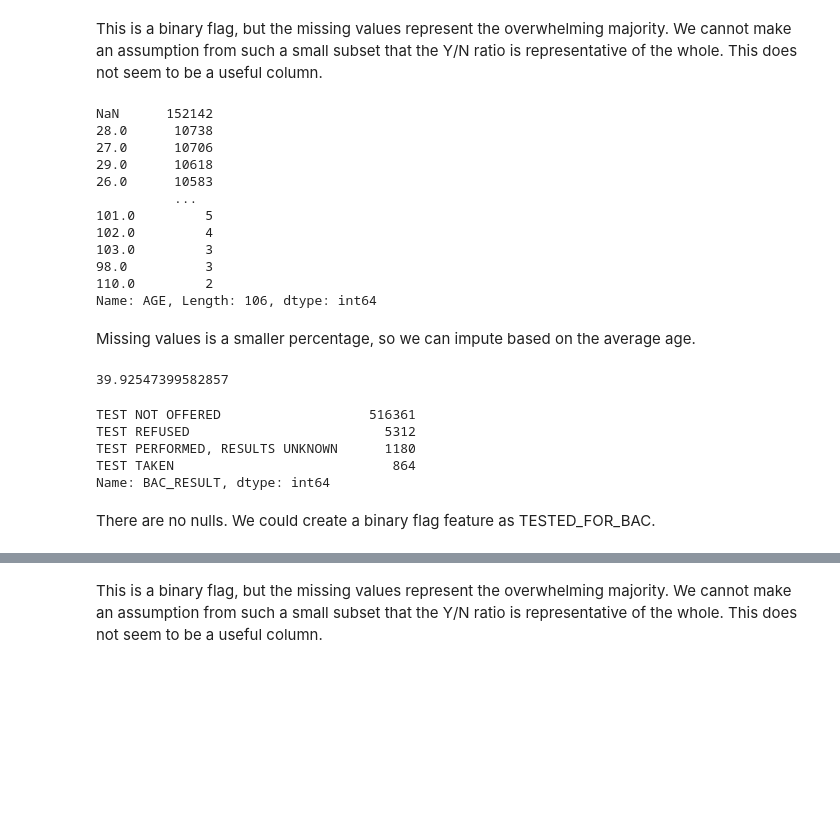
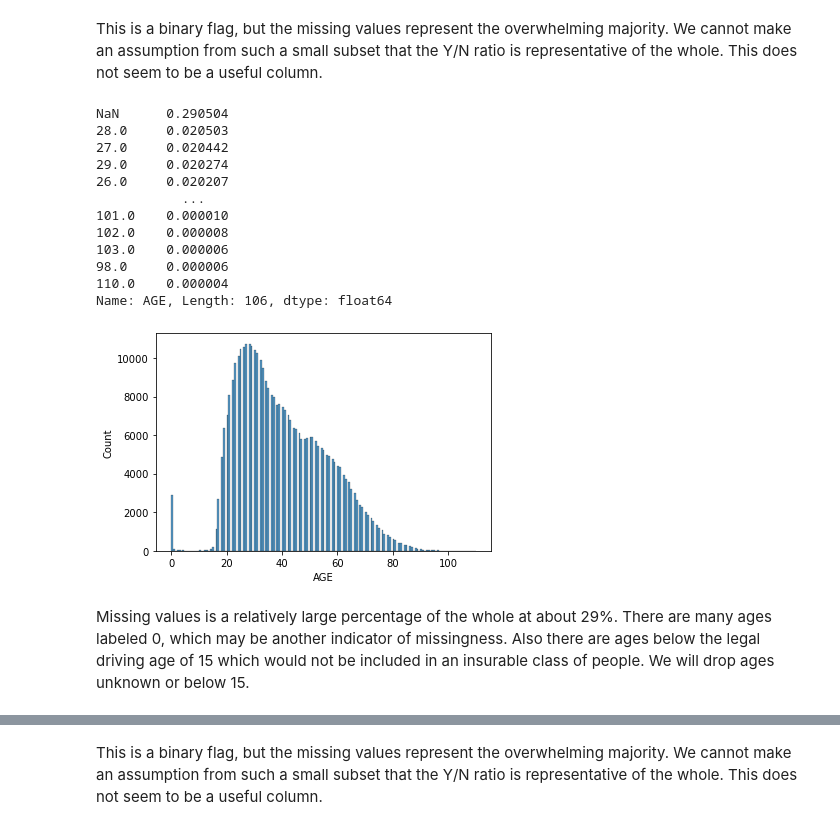
Before and after one commit to dangrosen/Chicago-Car-Accidents, a Jupyter notebook: notebook-Dan.ipynb, the cells around one changed output, grey strips where cells are left out. Drawn from its saved outputs; the diff is of its cells as text; code cells hidden in the pictures; blank space fills up the shorter version.

```diff
--- a/notebook-Dan.ipynb
+++ b/notebook-Dan.ipynb
@@ -103,5 +111,5 @@ df = pd.read_csv("Data\chicago_traffic_accidents_2021_to_11-09-2023.zip",
 # %% [markdown]
 We don't need all the identifying columns as they are not useful in making a model. We will drop all of those now.
 # %%
-df.drop(columns = ["Unnamed: 0", "CRASH_UNIT_ID", "CRASH_RECORD_ID", "RD_NO",
-                    "UNIT_NO", "VEHICLE_ID", "PERSON_ID"], inplace=True)
+df.drop(columns = ["Unnamed: 0", "CRASH_UNIT_ID", "CRASH_RECORD_ID",
+                   "RD_NO", "VEHICLE_ID"], inplace=True)
@@ -139,4 +145,4 @@ Next we look at null values to try to determine which columns might need to be i
 # %%
 # First dropping columns that no longer have any data after removing all but DRIVER entries
 
-df.dropna(axis=1, how="all", inplace=True)
+df= df.dropna(axis=1, how="all")
@@ -230,35 +231,23 @@ This is a binary flag, but the missing values represent the overwhelming majorit
 # %%
 # AGE
 
-df["AGE"].value_counts(dropna=False)
+df["AGE"].value_counts(dropna=False, normalize=True)
 # %% [output]
-NaN      152142
-28.0      10738
-27.0      10706
-29.0      10618
-26.0      10583
-          ...
-101.0         5
-102.0         4
-103.0         3
-98.0          3
-110.0         2
-Name: AGE, Length: 106, dtype: int64
+NaN      0.290504
+28.0     0.020503
+27.0     0.020442
+29.0     0.020274
+26.0     0.020207
+           ...
+101.0    0.000010
+102.0    0.000008
+103.0    0.000006
+98.0     0.000006
+110.0    0.000004
+Name: AGE, Length: 106, dtype: float64
-# %% [markdown]
-Missing values is a smaller percentage, so we can impute based on the average age.
-# %%
-df["AGE"].mean()
-# %% [output]
-39.92547399582857
-# %%
-# BAC_RESULT for BAC_RESULT VALUE
-
-df["BAC_RESULT"].value_counts(dropna=False)
-# %% [output]
-TEST NOT OFFERED                   516361
-TEST REFUSED                         5312
-TEST PERFORMED, RESULTS UNKNOWN      1180
-TEST TAKEN                            864
-Name: BAC_RESULT, dtype: int64
-# %% [markdown]
-There are no nulls. We could create a binary flag feature as TESTED_FOR_BAC.
+# %%
+sns.histplot(df["AGE"]);
+# %% [output]
+[figure, added]
+# %% [markdown]
+Missing values is a relatively large percentage of the whole at about 29%. There are many ages labeled 0, which may be another indicator of missingness. Also there are ages below the legal driving age of 15 which would not be included in an insurable class of people. We will drop ages unknown or below 15.
```
Also changed, not shown: parts of 369 cells of this notebook.
